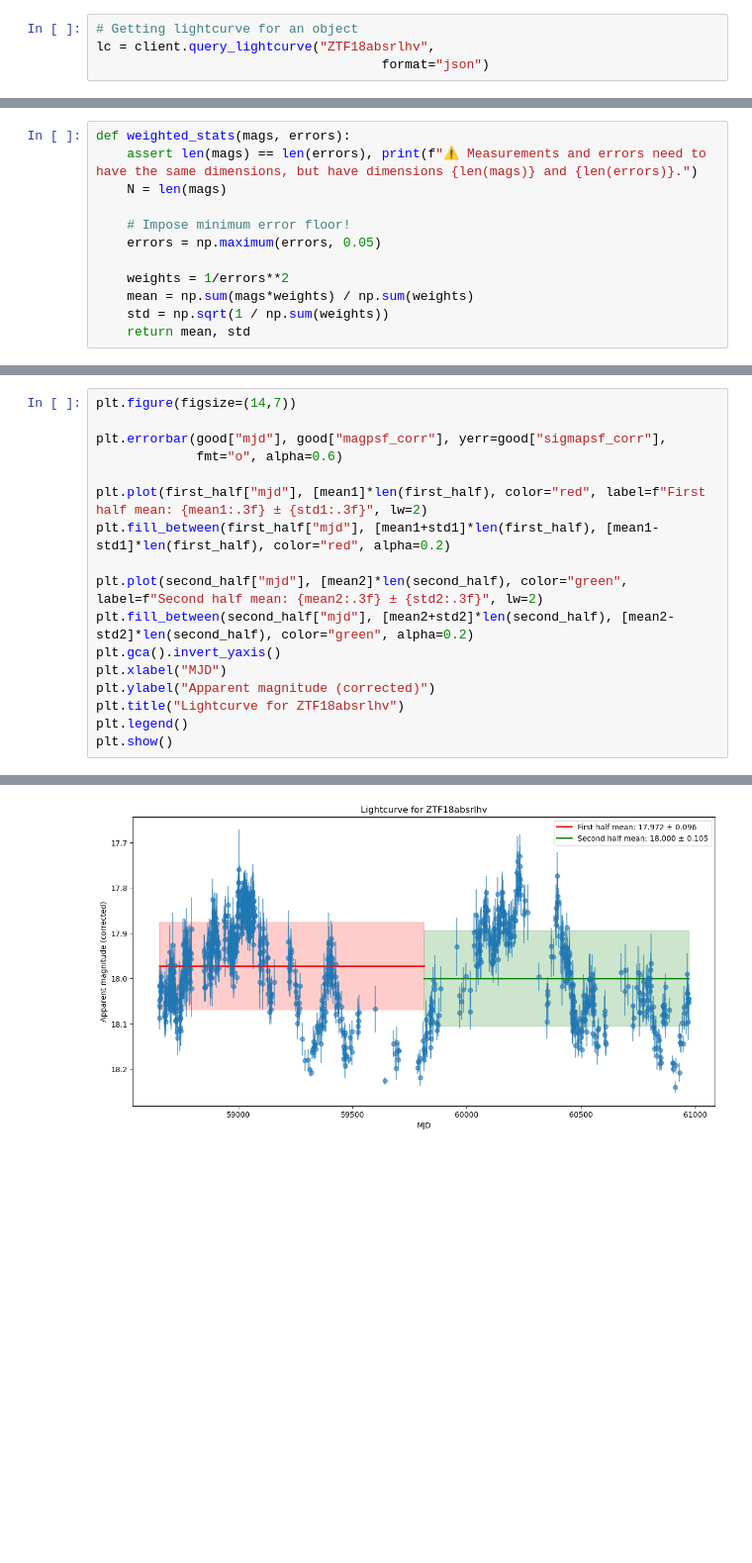
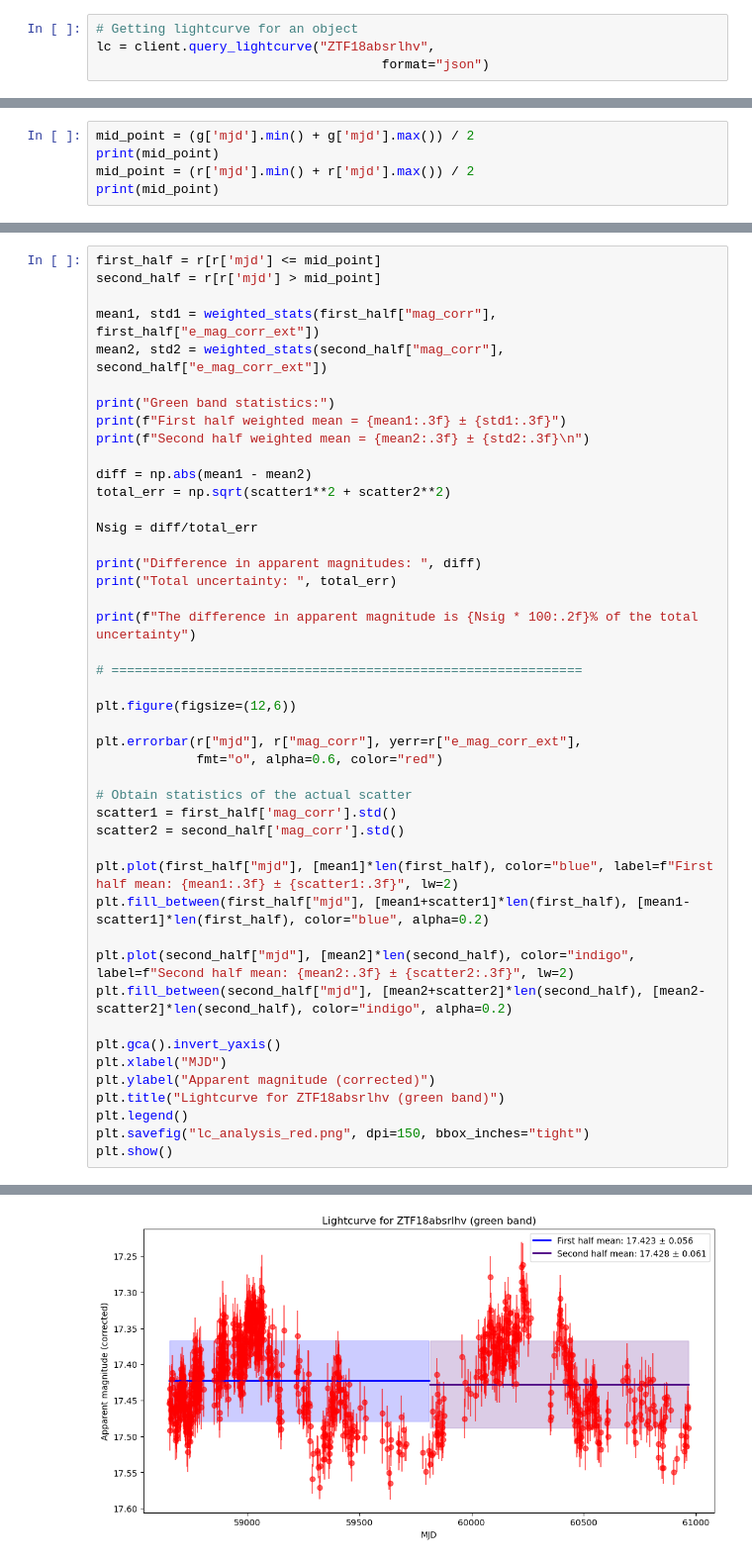
Before and after one commit to benjaminpcollins/AGN_variability, a Jupyter notebook: analysis.ipynb, the cells around one changed output, grey strips where cells are left out. Shown at 99% size. Drawn from its saved outputs; the diff is of its cells as text; blank space fills up the shorter version.

Commit message:
Figured out which columns to use! Redid the analysis.

```diff
--- a/analysis.ipynb
+++ b/analysis.ipynb
@@ -106,12 +141,0 @@ Define functions for weighted mean and the corresponding standard deviations
-# %%
-def weighted_stats(mags, errors):
-    assert len(mags) == len(errors), print(f"⚠️ Measurements and errors need to have the same dimensions, but have dimensions {len(mags)} and {len(errors)}.")
-    N = len(mags)
-
-    # Impose minimum error floor!
-    errors = np.maximum(errors, 0.05)
-
-    weights = 1/errors**2
-    mean = np.sum(mags*weights) / np.sum(weights)
-    std = np.sqrt(1 / np.sum(weights))
-    return mean, std
@@ -134,0 +144,5 @@ Plot again with its mean
+# %%
+mid_point = (g['mjd'].min() + g['mjd'].max()) / 2
+print(mid_point)
+mid_point = (r['mjd'].min() + r['mjd'].max()) / 2
+print(mid_point)
@@ -135,18 +154,46 @@ Plot again with its mean
 # %%
-plt.figure(figsize=(14,7))
+first_half = r[r['mjd'] <= mid_point]
+second_half = r[r['mjd'] > mid_point]
 
-plt.errorbar(good["mjd"], good["magpsf_corr"], yerr=good["sigmapsf_corr"],
-             fmt="o", alpha=0.6)
+mean1, std1 = weighted_stats(first_half["mag_corr"], first_half["e_mag_corr_ext"])
+mean2, std2 = weighted_stats(second_half["mag_corr"], second_half["e_mag_corr_ext"])
 
-plt.plot(first_half["mjd"], [mean1]*len(first_half), color="red", label=f"First half mean: {mean1:.3f} ± {std1:.3f}", lw=2)
-plt.fill_between(first_half["mjd"], [mean1+std1]*len(first_half), [mean1-std1]*len(first_half), color="red", alpha=0.2)
+print("Green band statistics:")
+print(f"First half weighted mean = {mean1:.3f} ± {std1:.3f}")
+print(f"Second half weighted mean = {mean2:.3f} ± {std2:.3f}\n")
 
-plt.plot(second_half["mjd"], [mean2]*len(second_half), color="green", label=f"Second half mean: {mean2:.3f} ± {std2:.3f}", lw=2)
-plt.fill_between(second_half["mjd"], [mean2+std2]*len(second_half), [mean2-std2]*len(second_half), color="green", alpha=0.2)
+diff = np.abs(mean1 - mean2)
+total_err = np.sqrt(scatter1**2 + scatter2**2)
+
+Nsig = diff/total_err
+
+print("Difference in apparent magnitudes: ", diff)
+print("Total uncertainty: ", total_err)
+
+print(f"The difference in apparent magnitude is {Nsig * 100:.2f}% of the total uncertainty")
+
+# =============================================================
+
+plt.figure(figsize=(12,6))
+
+plt.errorbar(r["mjd"], r["mag_corr"], yerr=r["e_mag_corr_ext"],
+             fmt="o", alpha=0.6, color="red")
+
+# Obtain statistics of the actual scatter
+scatter1 = first_half['mag_corr'].std()
+scatter2 = second_half['mag_corr'].std()
+
+plt.plot(first_half["mjd"], [mean1]*len(first_half), color="blue", label=f"First half mean: {mean1:.3f} ± {scatter1:.3f}", lw=2)
+plt.fill_between(first_half["mjd"], [mean1+scatter1]*len(first_half), [mean1-scatter1]*len(first_half), color="blue", alpha=0.2)
+
+plt.plot(second_half["mjd"], [mean2]*len(second_half), color="indigo", label=f"Second half mean: {mean2:.3f} ± {scatter2:.3f}", lw=2)
+plt.fill_between(second_half["mjd"], [mean2+scatter2]*len(second_half), [mean2-scatter2]*len(second_half), color="indigo", alpha=0.2)
+
 plt.gca().invert_yaxis()
 plt.xlabel("MJD")
 plt.ylabel("Apparent magnitude (corrected)")
-plt.title("Lightcurve for ZTF18absrlhv")
+plt.title("Lightcurve for ZTF18absrlhv (green band)")
 plt.legend()
+plt.savefig("lc_analysis_red.png", dpi=150, bbox_inches="tight")
 plt.show()
 # %% [output]
@@ -153 +207 @@ plt.show()
-[figure, old version]
+[figure, new version]
```
Also changed, not shown: parts of 30 cells of this notebook, 5 other files.
